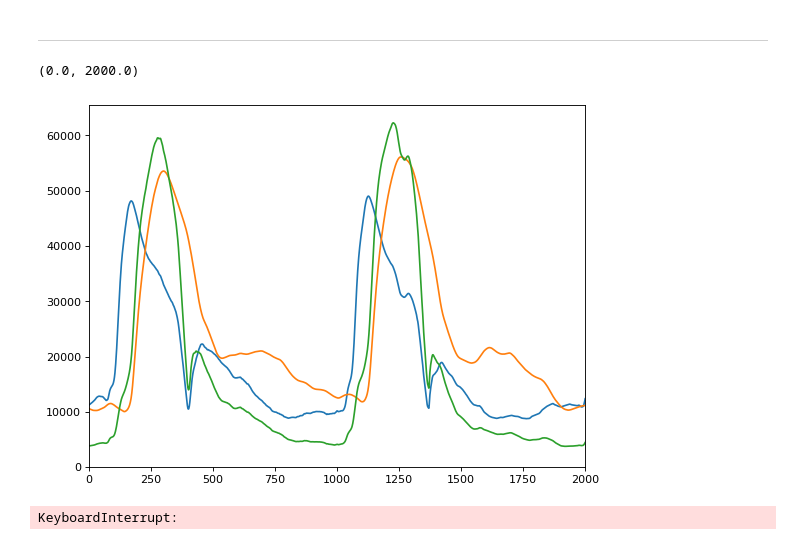
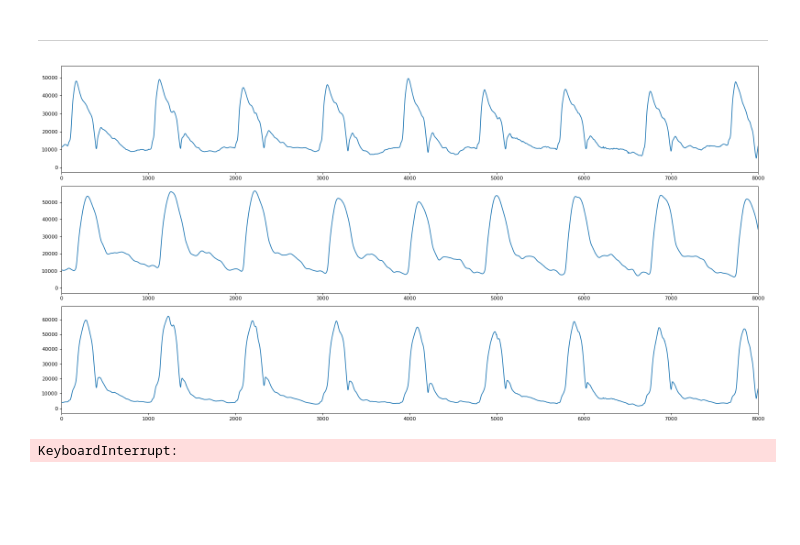
Before and after one commit to AleNimo/GIBIO_Rep, a Jupyter notebook: Simulador_Jupyter_actualizado/Simulador_Actualizado.ipynb, the cells around one changed output. Saved outputs shown, nothing was run; the diff lists cells and outputs as text; code cells hidden in the pictures; blank space fills up the shorter version.

```diff
--- a/Simulador_Jupyter_actualizado/Simulador_Actualizado.ipynb
+++ b/Simulador_Jupyter_actualizado/Simulador_Actualizado.ipynb
@@ -37,27 +37,31 @@ def envio_dato(dato_RED,dato_IR,dato_ECG):
 # %%
 from matplotlib.pyplot import figure
 
-figure(figsize=(8, 6), dpi=80)
 carotida = list()
 femoral = list()
 data = np.genfromtxt('signal_example.txt', delimiter=' ')
 
 carotida = data[:,1]
 femoral = data[:,3]
 
 carotida = (carotida-np.min(carotida))/20
 femoral = (femoral-np.min(femoral))/32
 
 ECG = (carotida * femoral)
 
 ECG = ECG / np.max(ECG) * 65535
 
-plt.plot(range(0,len(carotida)), carotida.astype(int), range(0,len(femoral)), femoral.astype(int), range(0,len(ECG)), ECG)
-plt.ylim([0,65535])
-plt.xlim([0,2000])
+fig, axes = plt.subplots(3,1, figsize=(20, 10), dpi=80)
+axes[0].plot(range(0,len(carotida)), carotida.astype(int), label = 'RED')
+axes[1].plot(range(0,len(femoral)), femoral.astype(int), label = 'IR')
+axes[2].plot(range(0,len(ECG)), ECG, label = 'ECG')
+axes[0].set_xlim([0,8000])
+axes[1].set_xlim([0,8000])
+axes[2].set_xlim([0,8000])
+
+plt.tight_layout()
 # %% [output]
-(0.0, 2000.0)
-[figure, old version]
+[figure, new version]
 # %%
 tiempo_anterior = 0
 tiempo_medido = 0
```
Also changed, not shown: parts of 1 cell of this notebook, 2 other files.
